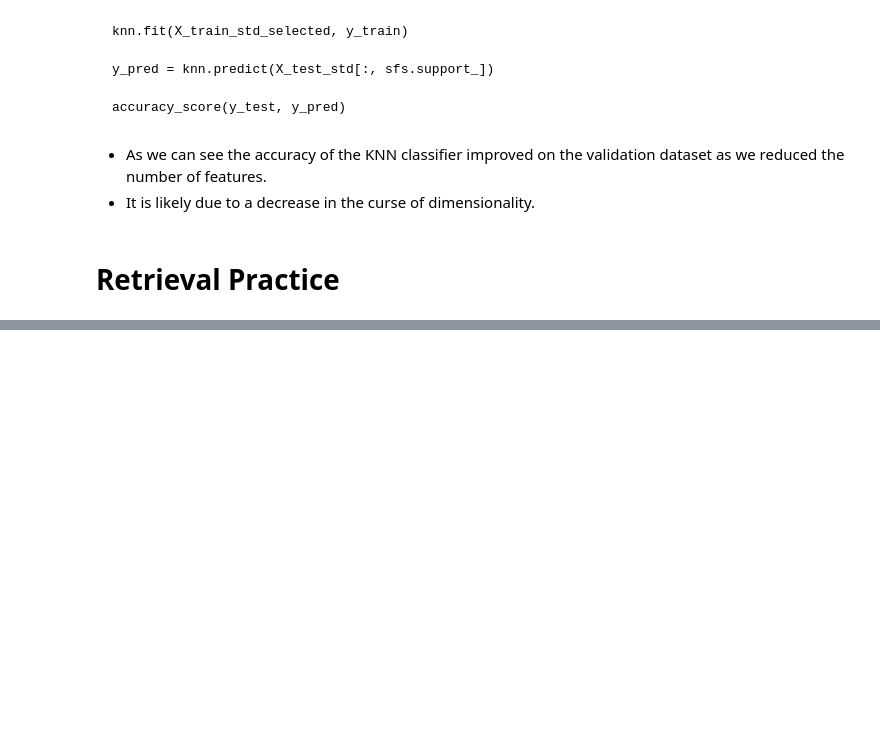
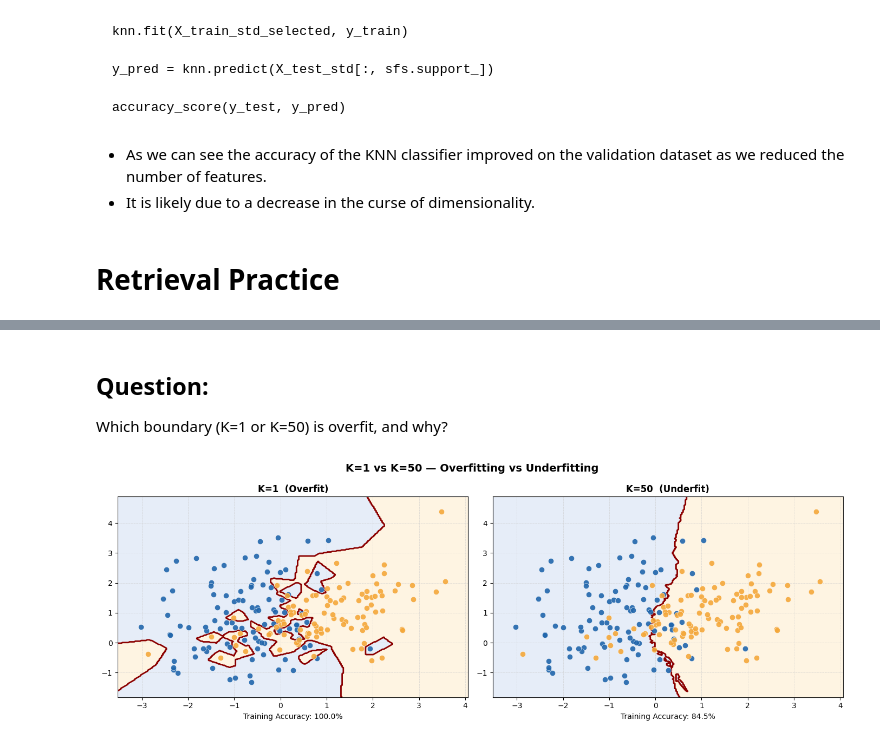
Before and after one commit to anyuanay/INFO213, a Jupyter notebook: INFO213_Week7_KNN_and_Curse_of_Dimentionality_lecture.ipynb, the cells around one changed output, grey strips where cells are left out. Drawn from its saved outputs; the diff is of its cells as text; code cells hidden in the pictures; blank space fills up the shorter version.

```diff
--- a/INFO213_Week7_KNN_and_Curse_of_Dimentionality_lecture.ipynb
+++ b/INFO213_Week7_KNN_and_Curse_of_Dimentionality_lecture.ipynb
@@ -449,0 +493,18 @@ accuracy_score(y_test, y_pred)
+# %%
+# Build the mesh grid used for boundary shading
+RESOLUTION = 300   # increase for sharper boundary (slower)
+PADDING     = 0.5
+
+x_min, x_max = X[:, 0].min() - PADDING, X[:, 0].max() + PADDING
+y_min, y_max = X[:, 1].min() - PADDING, X[:, 1].max() + PADDING
+
+xx, yy = np.meshgrid(
+    np.linspace(x_min, x_max, RESOLUTION),
+    np.linspace(y_min, y_max, RESOLUTION)
+)
+
+# Colour maps
+CMAP_BG   = ListedColormap(['#AEC6E8', '#FDDBA0'])   # soft blue / soft orange
+COLORS    = ['#2166AC', '#F4A83A']                    # strong blue / strong orange
+
+print('Grid ready.')
@@ -449,0 +658,31 @@ accuracy_score(y_test, y_pred)
+# %% [markdown]
+## Question:
+Which boundary (K=1 or K=50) is overfit, and why?
+# %%
+# Side-by-side K=1 vs K=50 comparison
+fig, axes = plt.subplots(1, 2, figsize=(14, 5))
+fig.suptitle('K=1 vs K=50 — Overfitting vs Underfitting', fontsize=14, fontweight='bold')
+
+for ax, K, label in zip(axes, [1, 50], ['K=1  (Overfit)', 'K=50  (Underfit)']):
+    clf = KNeighborsClassifier(n_neighbors=K)
+    clf.fit(X, y)
+    Z = clf.predict(np.c_[xx.ravel(), yy.ravel()]).reshape(xx.shape)
+
+    ax.contourf(xx, yy, Z, alpha=0.30, cmap=CMAP_BG)
+    ax.contour(xx, yy, Z, levels=[0.5], colors='#8B0000', linewidths=2.0)
+
+    for cls, color in zip([0, 1], COLORS):
+        mask = y == cls
+        ax.scatter(X[mask, 0], X[mask, 1], c=color, edgecolors='white',
+                   linewidths=0.4, s=55, alpha=0.9, zorder=3)
+
+    ax.set_title(label, fontsize=12, fontweight='bold')
+    acc = clf.score(X, y) * 100
+    ax.set_xlabel(f'Training Accuracy: {acc:.1f}%', fontsize=10)
+    ax.set_xlim(x_min, x_max); ax.set_ylim(y_min, y_max)
+    ax.grid(True, linestyle='--', linewidth=0.4, color='#CCCCCC')
+
+plt.tight_layout()
+plt.show()
+# %% [output]
+[figure, added]
```
Also changed, not shown: parts of 5 cells of this notebook.
